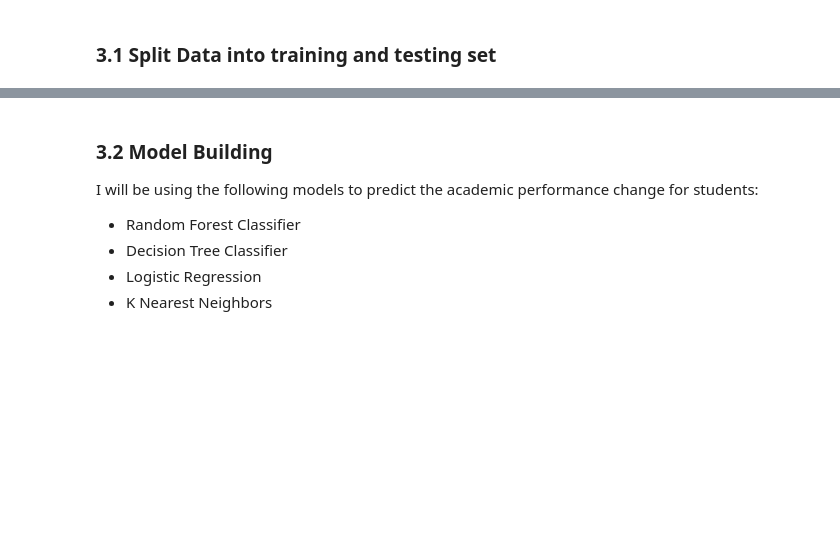
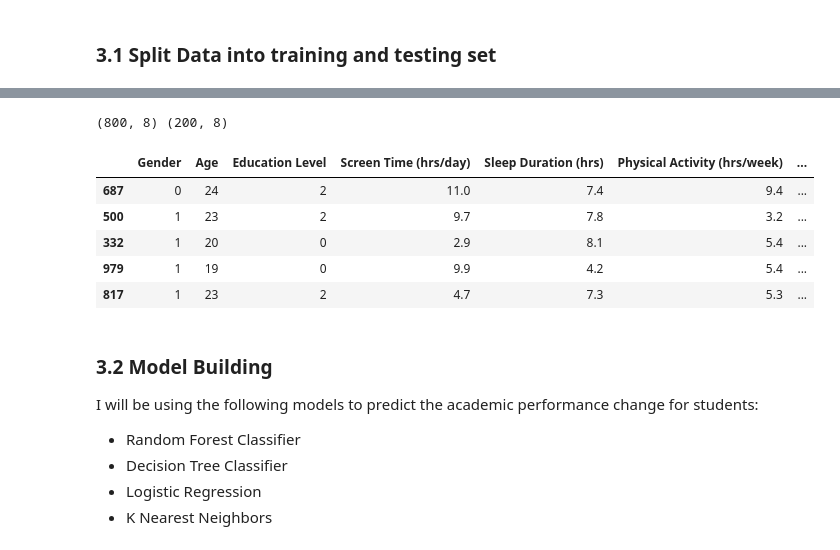
Before and after one commit to charles001203/My-Data-Science-Projects, a Jupyter notebook: Student-Mental-Health-Analysis/Student-Mental-Health-Analysis.ipynb, the cells around one changed output, grey strips where cells are left out. Drawn from its saved outputs; the diff is of its cells as text; code cells hidden in the pictures; blank space fills up the shorter version.

```diff
--- a/Student-Mental-Health-Analysis/Student-Mental-Health-Analysis.ipynb
+++ b/Student-Mental-Health-Analysis/Student-Mental-Health-Analysis.ipynb
@@ -289,3 +306,16 @@ X_train.shape, X_test.shape
+# %%
+X_train = X_train.drop(columns=['Name'])
+X_test = X_test.drop(columns=['Name'])
+print(X_train.shape, X_test.shape)
+X_train.head()
+# %% [output]
+(800, 8) (200, 8)
+|  | Gender | Age | Education Level | Screen Time (hrs/day) | Sleep Duration (hrs) | Physical Activity (hrs/week) | ... |
+| 687 | 0 | 24 | 2 | 11.0 | 7.4 | 9.4 | ... |
+| 500 | 1 | 23 | 2 | 9.7 | 7.8 | 3.2 | ... |
+| 332 | 1 | 20 | 0 | 2.9 | 8.1 | 5.4 | ... |
+| 979 | 1 | 19 | 0 | 9.9 | 4.2 | 5.4 | ... |
+| 817 | 1 | 23 | 2 | 4.7 | 7.3 | 5.3 | ... |
 # %% [markdown]
 ### 3.2 Model Building
 I will be using the following models to predict the academic performance change for students:
```
Also changed, not shown: parts of 29 cells of this notebook.
